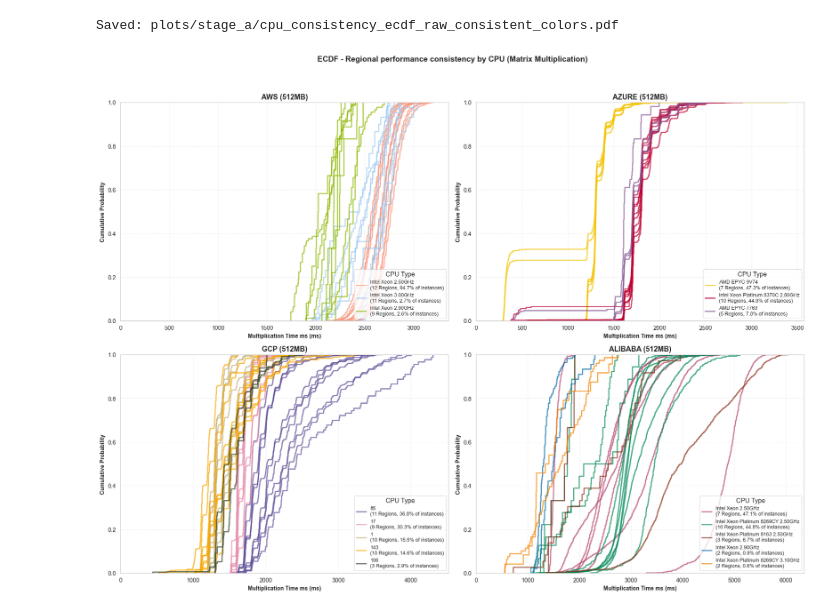
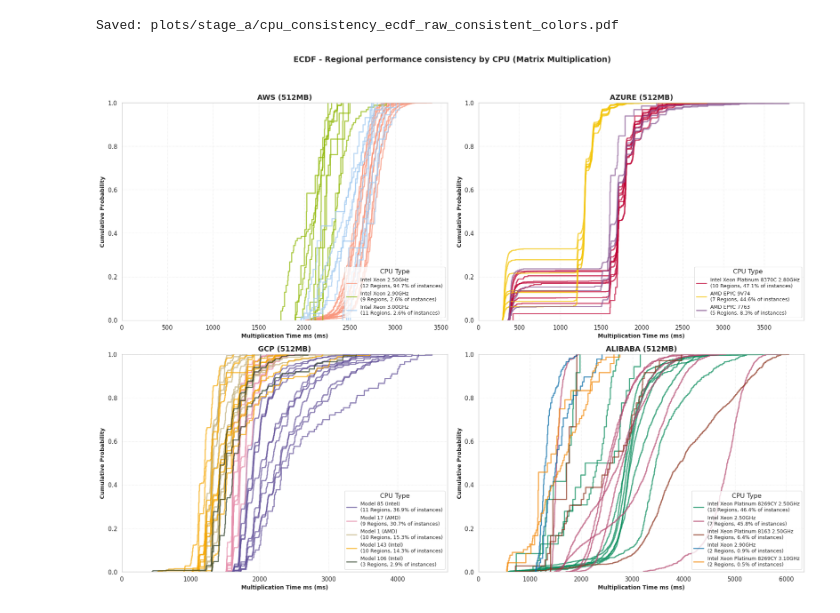
Before and after one commit to Persists/classifaas-results, a Jupyter notebook: stage_a.ipynb, the cells around one changed output. Drawn from its saved outputs; the diff is of its cells as text; code cells hidden in the pictures.

```diff
--- a/stage_a.ipynb
+++ b/stage_a.ipynb
@@ -88,0 +89,11 @@ region-clean rows: 68811
+# %%
+provider = "azure"
+
+df_alibaba = df[df["provider"] == provider].copy()
+
+
+combine_cpu_name_model_number = lambda row: f"{row['cpu_type']} {row['cpu_model_number']}"
+df_alibaba["cpu_full_name"] = df_alibaba.apply(combine_cpu_name_model_number, axis=1)
+
+
+print(f"{provider} {df_alibaba["cpu_full_name"].unique()}"  )
@@ -580,7 +621,7 @@ def plot_cpu_consistency_ecdf_raw(
             cpu_instances = cpu_data["instance_id"].nunique()
             share = (cpu_instances / total_instances * 100.0) if total_instances else 0.0
 
-            cpu_clean = shorten_cpu_name(cpu_name, 40)
+            cpu_clean = shorten_cpu_name(cpu_name)
             color = cpu_colors.get(cpu_name, "#7f8c8d")
 
             added_to_legend = False
@@ -628,33 +669,33 @@ def plot_cpu_consistency_ecdf_raw(
         "ECDF - Regional performance consistency by CPU (Matrix Multiplication)",
         fontsize=14,
         fontweight="bold",
         y=0.99,
     )
     plt.tight_layout(rect=[0, 0.02, 1, 0.96])
 
     os.makedirs(out_dir, exist_ok=True)
     out_file = f"{out_dir}/cpu_consistency_ecdf_raw_consistent_colors.pdf"
     plt.savefig(out_file, bbox_inches="tight")
     print(f"Saved: {out_file}")
 
     if show:
         plt.show()
     else:
         plt.close(fig)
 
 
 # Example usage (df is the region-cleaned df)
 mixed_memory_config = {"aws": 512, "gcp": 512, "alibaba": 512, "azure": 512}
 
 plot_cpu_consistency_ecdf_raw(
     df,
     providers=["aws", "azure", "gcp", "alibaba"],
     memory_configs=mixed_memory_config,
     benchmark_type="gemm",
-    top_n=2,
-    min_instances=20,
+    top_n=6,
+    min_instances=5,
     out_dir="plots/stage_a",
 )
 # %% [output]
 Saved: plots/stage_a/cpu_consistency_ecdf_raw_consistent_colors.pdf
-[figure, old version]
+[figure, new version]
```
Also changed, not shown: parts of 4 cells of this notebook, 13 other files.
